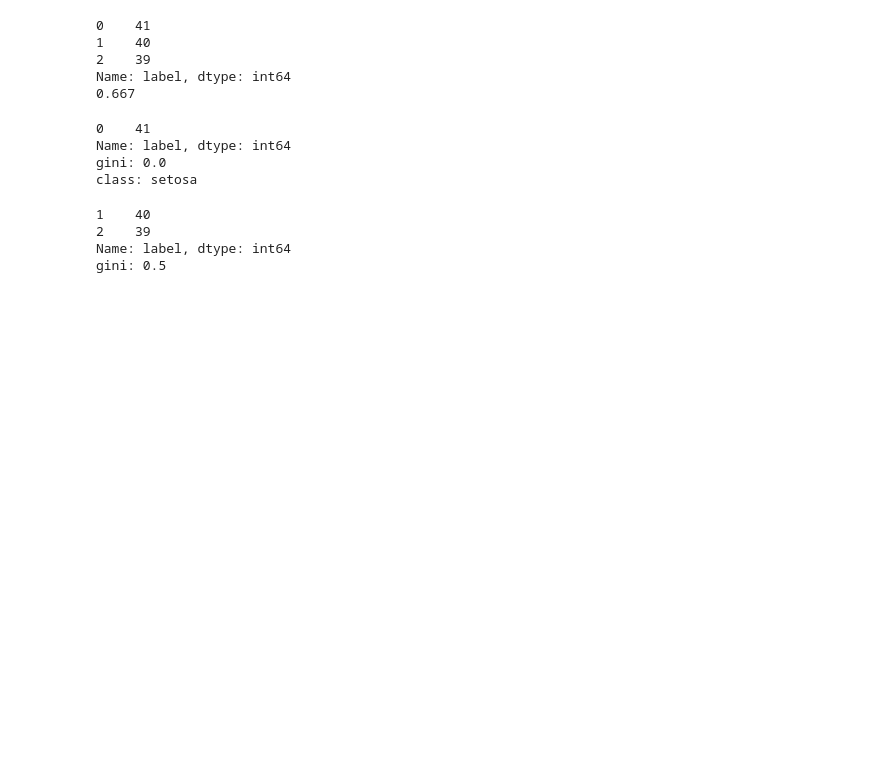
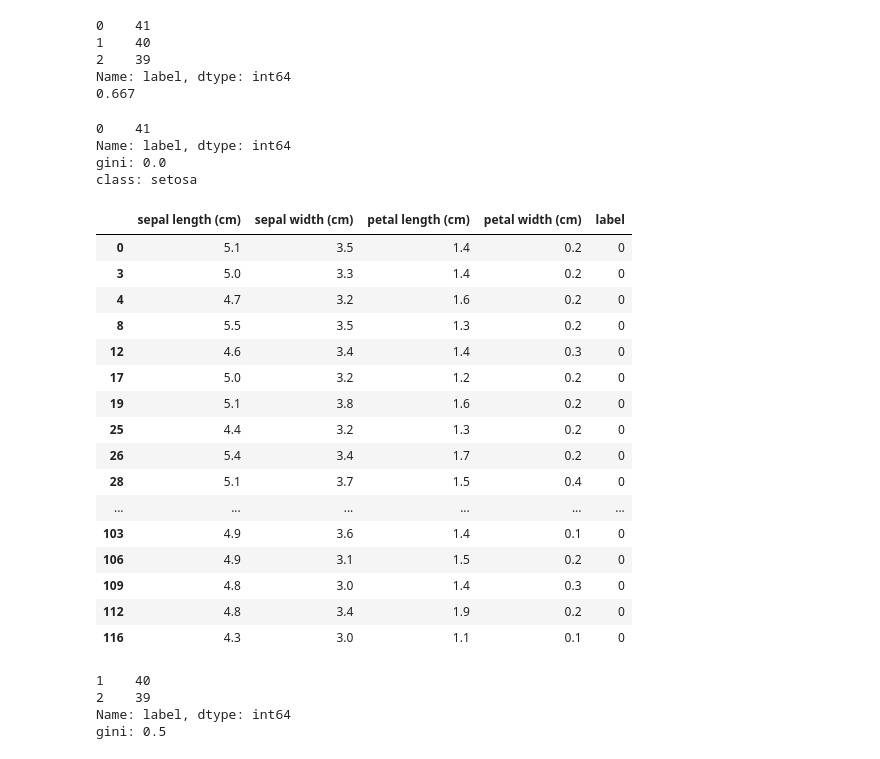
Before and after one commit to landturtler/2020_AI_education_example, a Jupyter notebook: 머신러닝/결정트리_basic.ipynb, the cells around one changed output. Drawn from its saved outputs; the diff is of its cells as text; code cells hidden in the pictures; blank space fills up the shorter version.

```diff
--- a/머신러닝/결정트리_basic.ipynb
+++ b/머신러닝/결정트리_basic.ipynb
@@ -227,17 +227,37 @@ Name: label, dtype: int64
 # %%
 # 2번 노드 : 첫번째 터미널 노드, 리프 노드
 # gini = 0.0
 # samples = 41
 # value = [41, 0, 0]
 # class = setosa
 print(second_node['label'].value_counts())
 print('gini:',gini([41, 0, 0]))      # gini: 0.0
 print('class:',iris.target_names[0])  # 'setosa'
+
+setosa_result = second_node.copy()
+setosa_result
 # %% [output]
 0    41
 Name: label, dtype: int64
 gini: 0.0
 class: setosa
+|  | sepal length (cm) | sepal width (cm) | petal length (cm) | petal width (cm) | label |
+| 0 | 5.1 | 3.5 | 1.4 | 0.2 | 0 |
+| 3 | 5.0 | 3.3 | 1.4 | 0.2 | 0 |
+| 4 | 4.7 | 3.2 | 1.6 | 0.2 | 0 |
+| 8 | 5.5 | 3.5 | 1.3 | 0.2 | 0 |
+| 12 | 4.6 | 3.4 | 1.4 | 0.3 | 0 |
+| 17 | 5.0 | 3.2 | 1.2 | 0.2 | 0 |
+| 19 | 5.1 | 3.8 | 1.6 | 0.2 | 0 |
+| 25 | 4.4 | 3.2 | 1.3 | 0.2 | 0 |
+| 26 | 5.4 | 3.4 | 1.7 | 0.2 | 0 |
+| 28 | 5.1 | 3.7 | 1.5 | 0.4 | 0 |
+| ... | ... | ... | ... | ... | ... |
+| 103 | 4.9 | 3.6 | 1.4 | 0.1 | 0 |
+| 106 | 4.9 | 3.1 | 1.5 | 0.2 | 0 |
+| 109 | 4.8 | 3.0 | 1.4 | 0.3 | 0 |
+| 112 | 4.8 | 3.4 | 1.9 | 0.2 | 0 |
+| 116 | 4.3 | 3.0 | 1.1 | 0.1 | 0 |
 # %%
 # 3번 노드 : 규칙 노드
 # petal width (cm) <= 1.55
```
Also changed, not shown: parts of 21 cells of this notebook.
